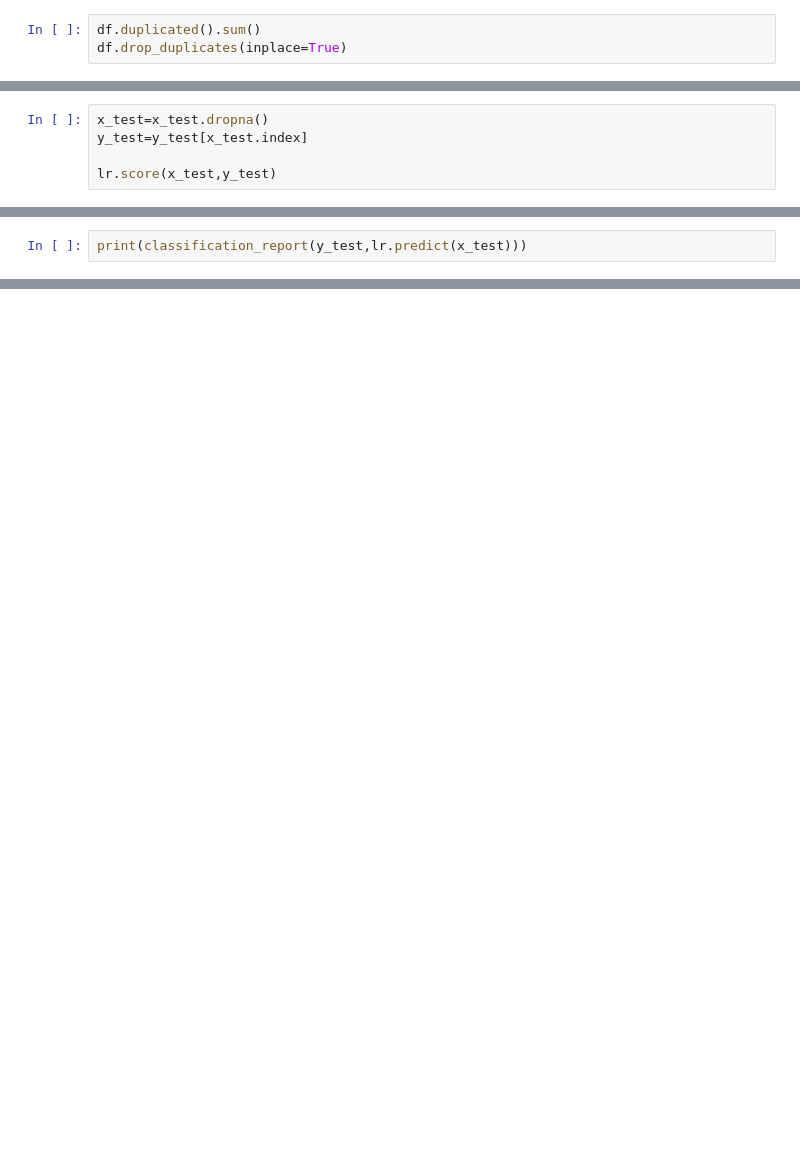
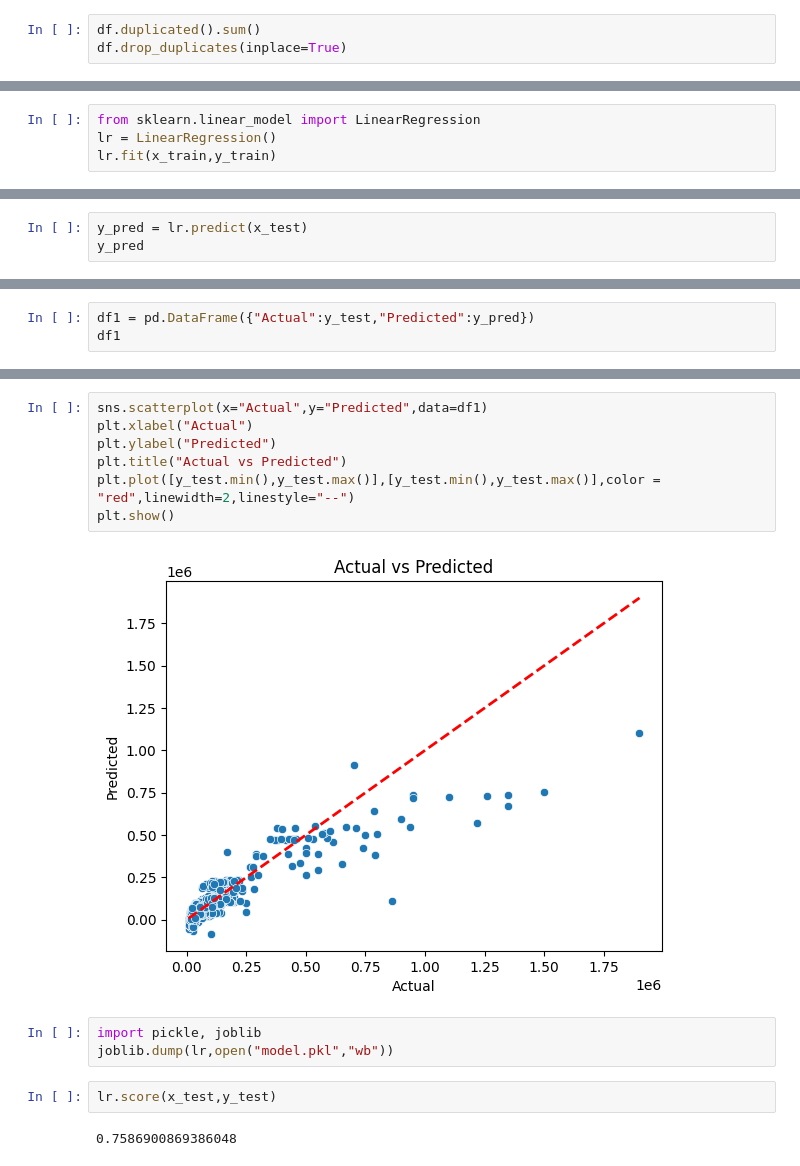
Before and after one commit to Somyayadu/Data-Science, a Jupyter notebook: main.ipynb, the cells around one changed output, grey strips where cells are left out. Saved outputs shown, nothing was run; the diff lists cells and outputs as text; blank space fills up the shorter version.

```diff
--- a/main.ipynb
+++ b/main.ipynb
@@ -206,0 +238,4 @@ LogisticRegression()
+# %%
+from sklearn.linear_model import LinearRegression
+lr = LinearRegression()
+lr.fit(x_train,y_train)
@@ -215,5 +251,0 @@ lr.score(x_test, y_test)
-# %%
-x_test=x_test.dropna()
-y_test=y_test[x_test.index]
-
-lr.score(x_test,y_test)
@@ -228,3 +252,4 @@ print(confusion_matrix(y_test,lr.predict(x_test)))
 # %%
-print(classification_report(y_test,lr.predict(x_test)))
+y_pred = lr.predict(x_test)
+y_pred
 # %% [output]
@@ -238,0 +258,3 @@ weighted avg       0.77      0.77      0.77      7781
+# %%
+df1 = pd.DataFrame({"Actual":y_test,"Predicted":y_pred})
+df1
@@ -238,0 +285,16 @@ weighted avg       0.77      0.77      0.77      7781
+# %%
+sns.scatterplot(x="Actual",y="Predicted",data=df1)
+plt.xlabel("Actual")
+plt.ylabel("Predicted")
+plt.title("Actual vs Predicted")
+plt.plot([y_test.min(),y_test.max()],[y_test.min(),y_test.max()],color = "red",linewidth=2,linestyle="--")
+plt.show()
+# %% [output]
+[figure, added]
+# %%
+import pickle, joblib
+joblib.dump(lr,open("model.pkl","wb"))
+# %%
+lr.score(x_test,y_test)
+# %% [output]
+0.7586900869386048
```
Also changed, not shown: parts of 49 cells of this notebook, 1 other file.
